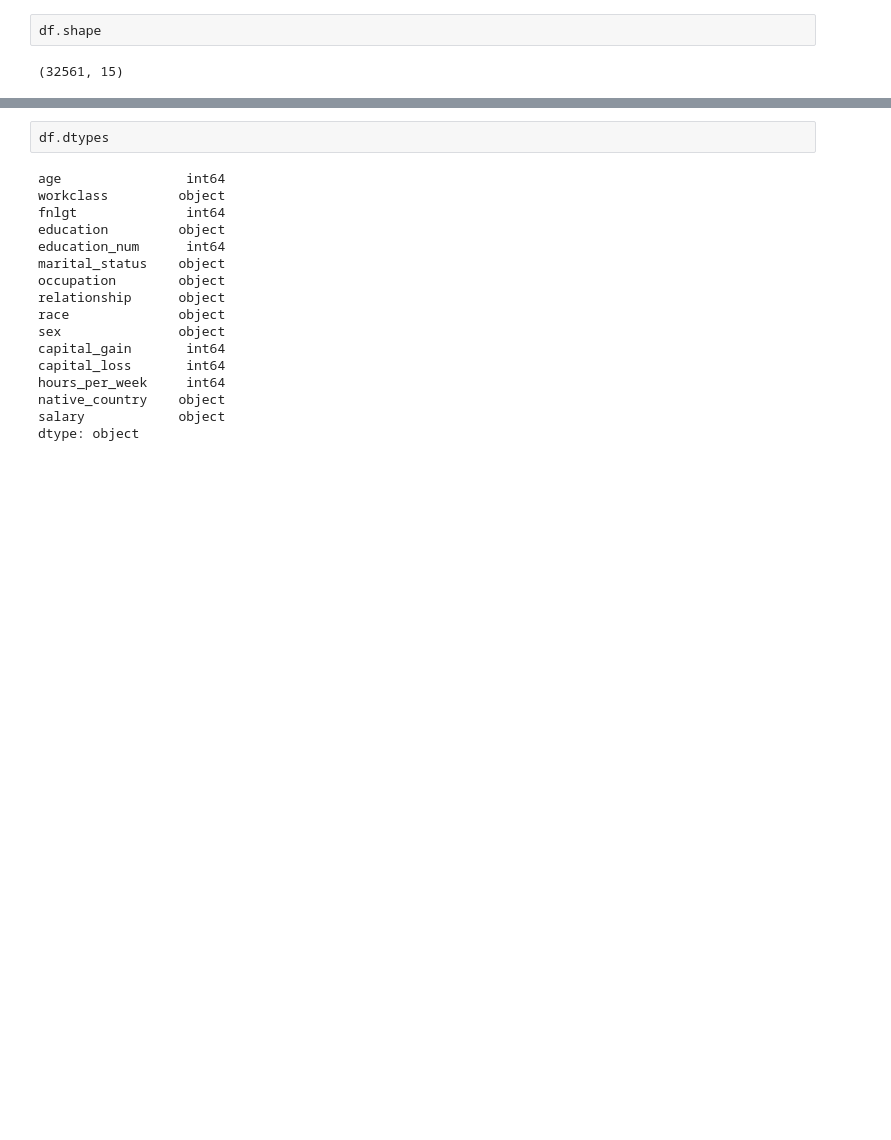
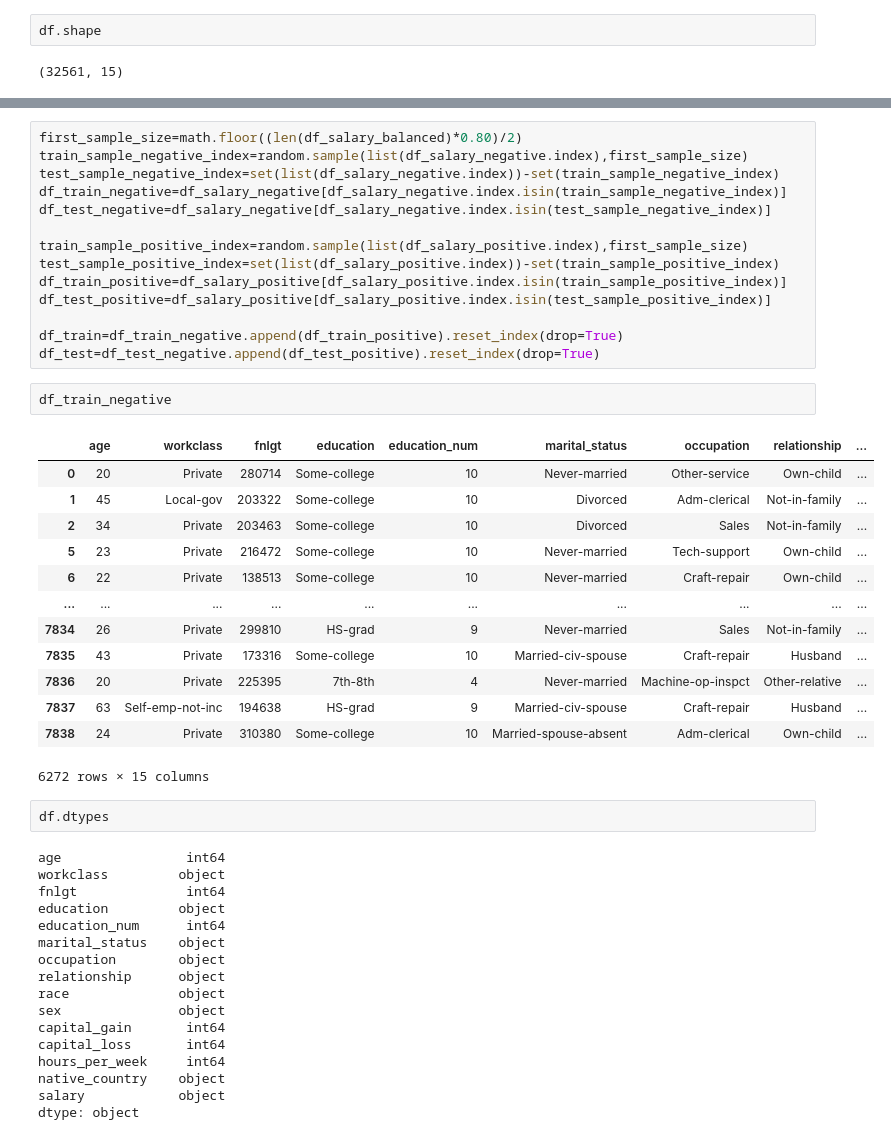
Before and after one commit to fabioba/deploy_ml_api, a Jupyter notebook: src/EDA.ipynb, the cells around one changed output, grey strips where cells are left out. Cells and saved outputs as stored; diff of their text form; blank space fills up the shorter version.

```diff
--- a/src/EDA.ipynb
+++ b/src/EDA.ipynb
@@ -75,3 +106,33 @@ df.shape
+# %%
+first_sample_size=math.floor((len(df_salary_balanced)*0.80)/2)
+train_sample_negative_index=random.sample(list(df_salary_negative.index),first_sample_size)
+test_sample_negative_index=set(list(df_salary_negative.index))-set(train_sample_negative_index)
+df_train_negative=df_salary_negative[df_salary_negative.index.isin(train_sample_negative_index)]
+df_test_negative=df_salary_negative[df_salary_negative.index.isin(test_sample_negative_index)]
+
+train_sample_positive_index=random.sample(list(df_salary_positive.index),first_sample_size)
+test_sample_positive_index=set(list(df_salary_positive.index))-set(train_sample_positive_index)
+df_train_positive=df_salary_positive[df_salary_positive.index.isin(train_sample_positive_index)]
+df_test_positive=df_salary_positive[df_salary_positive.index.isin(test_sample_positive_index)]
+
+df_train=df_train_negative.append(df_train_positive).reset_index(drop=True)
+df_test=df_test_negative.append(df_test_positive).reset_index(drop=True)
+# %%
+df_train_negative
+# %% [output]
+|  | age | workclass | fnlgt | education | education_num | marital_status | occupation | relationship | ... |
+| 0 | 20 | Private | 280714 | Some-college | 10 | Never-married | Other-service | Own-child | ... |
+| 1 | 45 | Local-gov | 203322 | Some-college | 10 | Divorced | Adm-clerical | Not-in-family | ... |
+| 2 | 34 | Private | 203463 | Some-college | 10 | Divorced | Sales | Not-in-family | ... |
+| 5 | 23 | Private | 216472 | Some-college | 10 | Never-married | Tech-support | Own-child | ... |
+| 6 | 22 | Private | 138513 | Some-college | 10 | Never-married | Craft-repair | Own-child | ... |
+| ... | ... | ... | ... | ... | ... | ... | ... | ... | ... |
+| 7834 | 26 | Private | 299810 | HS-grad | 9 | Never-married | Sales | Not-in-family | ... |
+| 7835 | 43 | Private | 173316 | Some-college | 10 | Married-civ-spouse | Craft-repair | Husband | ... |
+| 7836 | 20 | Private | 225395 | 7th-8th | 4 | Never-married | Machine-op-inspct | Other-relative | ... |
+| 7837 | 63 | Self-emp-not-inc | 194638 | HS-grad | 9 | Married-civ-spouse | Craft-repair | Husband | ... |
+| 7838 | 24 | Private | 310380 | Some-college | 10 | Married-spouse-absent | Adm-clerical | Own-child | ... |
+6272 rows × 15 columns
 # %%
 df.dtypes
 # %% [output]
```
Also changed, not shown: parts of 4 cells of this notebook, 2 other files.
